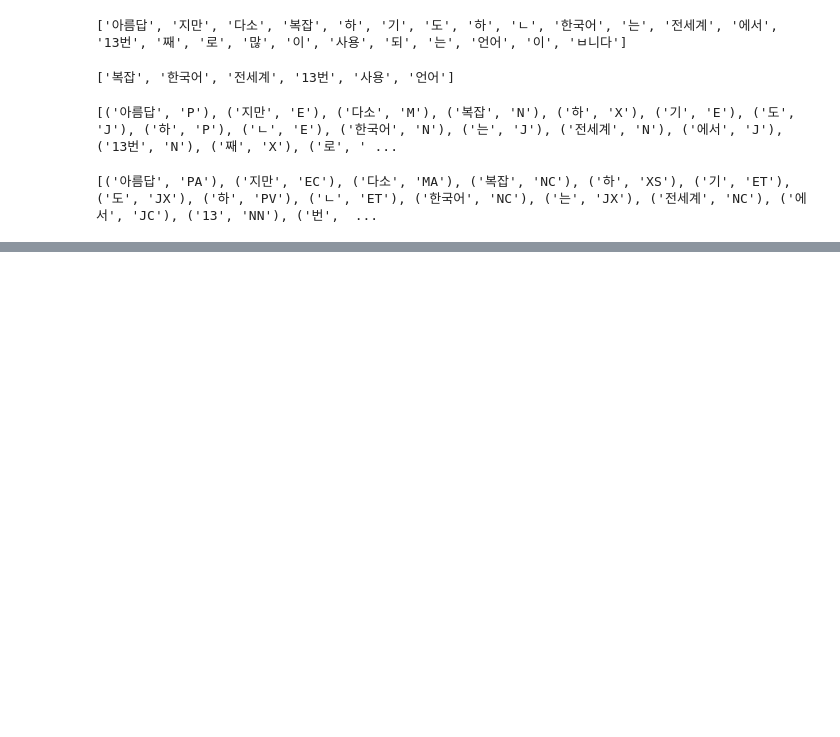
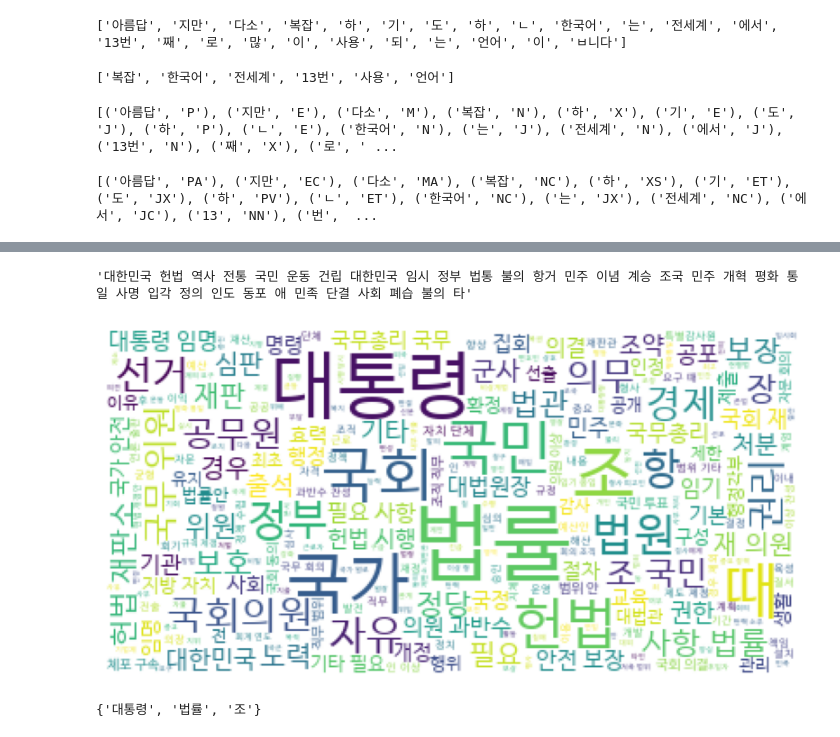
Before and after one commit to jangseulchan/ai_x, a Jupyter notebook: source/07_자연어처리/ch2_한글형태소분석_시각화.ipynb, the cells around one changed output, grey strips where cells are left out. Cells and saved outputs as stored; diff of their text form; code cells hidden in the pictures; blank space fills up the shorter version.

```diff
--- a/source/07_자연어처리/ch2_한글형태소분석_시각화.ipynb
+++ b/source/07_자연어처리/ch2_한글형태소분석_시각화.ipynb
@@ -99,0 +308,38 @@ print(hannanum.pos(text, ntags=22))
+# %%
+# 한글 말뭉치 data로 워드클라우드 시각화
+from konlpy.tag import Hannanum, Kkma, Komoran, Okt
+from mecab      import MeCab
+analyzer = MeCab()
+noun_list = analyzer.nouns(data)
+noun_list = [word for word, tag in analyzer.pos(data) \
+             if tag in ('NNG', 'NNP')]
+data_noun = ' '.join(noun_list)
+data_noun[:100]
+# %% [output]
+'대한민국 헌법 역사 전통 국민 운동 건립 대한민국 임시 정부 법통 불의 항거 민주 이념 계승 조국 민주 개혁 평화 통일 사명 입각 정의 인도 동포 애 민족 단결 사회 폐습 불의 타'
+# %%
+wordcloud = WordCloud(
+                     font_path='C:/Windows/Fonts/한컴 고딕/Hancom Gothic Regular.ttf',
+                     #width=800, # 생성될 이미지 가로(픽셀)
+                     background_color='white', # 배경색
+                     max_words=300, # 표시될 단어의 최대갯수
+                     #relative_scaling=0.9, # 단어 빈도에 따른 크기 차이 조정
+                     colormap='viridis', # 글씨 컬러맵
+                     #random_state=3
+)
+wordcloud.generate(data_noun)
+plt.figure(figsize=(18,5))
+plt.imshow(wordcloud)
+plt.axis('off')
+plt.show()
+# %% [output]
+[figure, added]
+# %%
+# 불용어 처리(불용어지정 + 불용어사전)
+from wordcloud import STOPWORDS
+불용어 = STOPWORDS | {'대통령', '법률'} # | : 집합합연산자
+불용어 = set(['대통령', '법률'])
+불용어 = {'대통령', '법률', '조'}
+불용어
+# %% [output]
+{'대통령', '법률', '조'}
```
Also changed, not shown: parts of 55 cells of this notebook, 4 other files.
